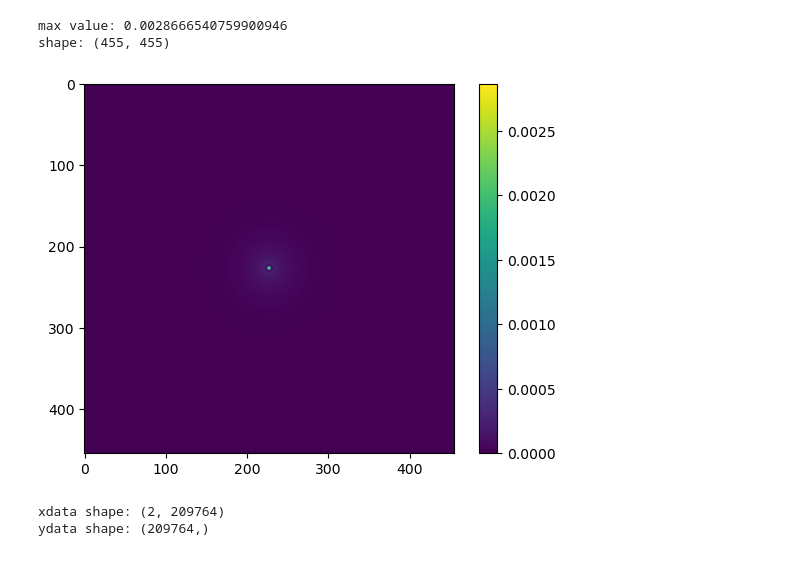
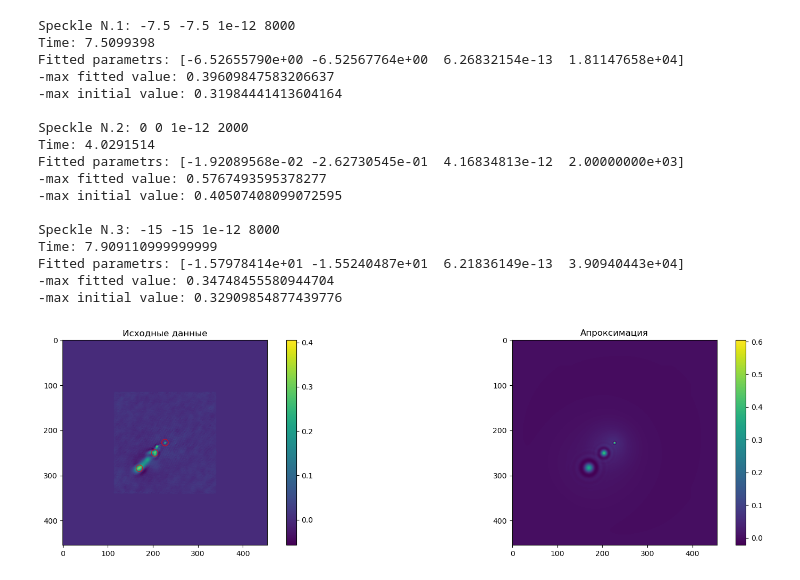
Before and after one commit to AntonMate/domecam, a Jupyter notebook: curvefitting.ipynb, the cells around one changed output. Drawn from its saved outputs; the diff is of its cells as text; code cells hidden in the pictures.

```diff
--- a/curvefitting.ipynb
+++ b/curvefitting.ipynb
@@ -96,41 +121,0 @@ print(' ')
-# %%
-x=(0, 0)
-test = gamma_poly(x, Cn2, z)
-test = test.reshape((data.shape[0], data.shape[1]))
-plt.figure()
-plt.imshow(test)
-plt.colorbar()
-
-print(f'max value: {np.max(test)}')
-print(f'shape: {test.shape}')
-# %% [output]
-max value: 0.0028666540759900946
-shape: (455, 455)
-[figure, removed]
-# %%
-# ------------- масштабирование исходных данных ---------------------------
-# см выше
-
-# ---------------- xdata -------------------------------------------------
-x = np.linspace(-data.shape[1]//2, data.shape[1]//2-1, data.shape[1])
-y = np.linspace(-data.shape[0]//2, data.shape[0]//2-1, data.shape[0])
-X1, X2 = np.meshgrid(x, y)
-size = X1.shape
-x1_1d = X1.reshape((1, np.prod(size)))
-x2_1d = X2.reshape((1, np.prod(size)))
-xdata = np.vstack((x1_1d, x2_1d))
-print('xdata shape:', xdata.shape)
-
-# ----------------- ydata ----------------------------------------
-ydata = data.ravel()
-print('ydata shape:', ydata.shape)
-
-# -------------------- p0 ------------------------------------
-p0 = [1*pow(10, -13), 2000, 1*pow(10, -13), 8000, 1*pow(10, -13), 10000]
-# %% [output]
-xdata shape: (2, 209764)
-ydata shape: (209764,)
-# %%
-popt, pcov = curve_fit(gamma_poly, xdata, ydata, p0=p0)
-
-popt
@@ -136,0 +190,26 @@ popt
+# %%
+# myParams = [(Vx, Vy, Cn2, z)]
+myParams = [(-7.5, -7.5, 1*pow(10, -12), 8000),
+            ( 0,   0,  1*pow(10, -12), 2000),
+            (-15, -15, 1*pow(10, -12), 8000)]
+
+fit = multi_speckle_fit(params=myParams)
+# %% [output]
+Speckle N.1: -7.5 -7.5 1e-12 8000
+Time: 7.5099398
+Fitted parametrs: [-6.52655790e+00 -6.52567764e+00  6.26832154e-13  1.81147658e+04]
+-max fitted value: 0.39609847583206637
+-max initial value: 0.31984441413604164
+
+Speckle N.2: 0 0 1e-12 2000
+Time: 4.0291514
+Fitted parametrs: [-1.92089568e-02 -2.62730545e-01  4.16834813e-12  2.00000000e+03]
+-max fitted value: 0.5767493595378277
+-max initial value: 0.40507408099072595
+
+Speckle N.3: -15 -15 1e-12 8000
+Time: 7.909110999999999
+Fitted parametrs: [-1.57978414e+01 -1.55240487e+01  6.21836149e-13  3.90940443e+04]
+-max fitted value: 0.34748455580944704
+-max initial value: 0.32909854877439776
+[figure, added]
```
Also changed, not shown: parts of 6 cells of this notebook, 1 other file.
